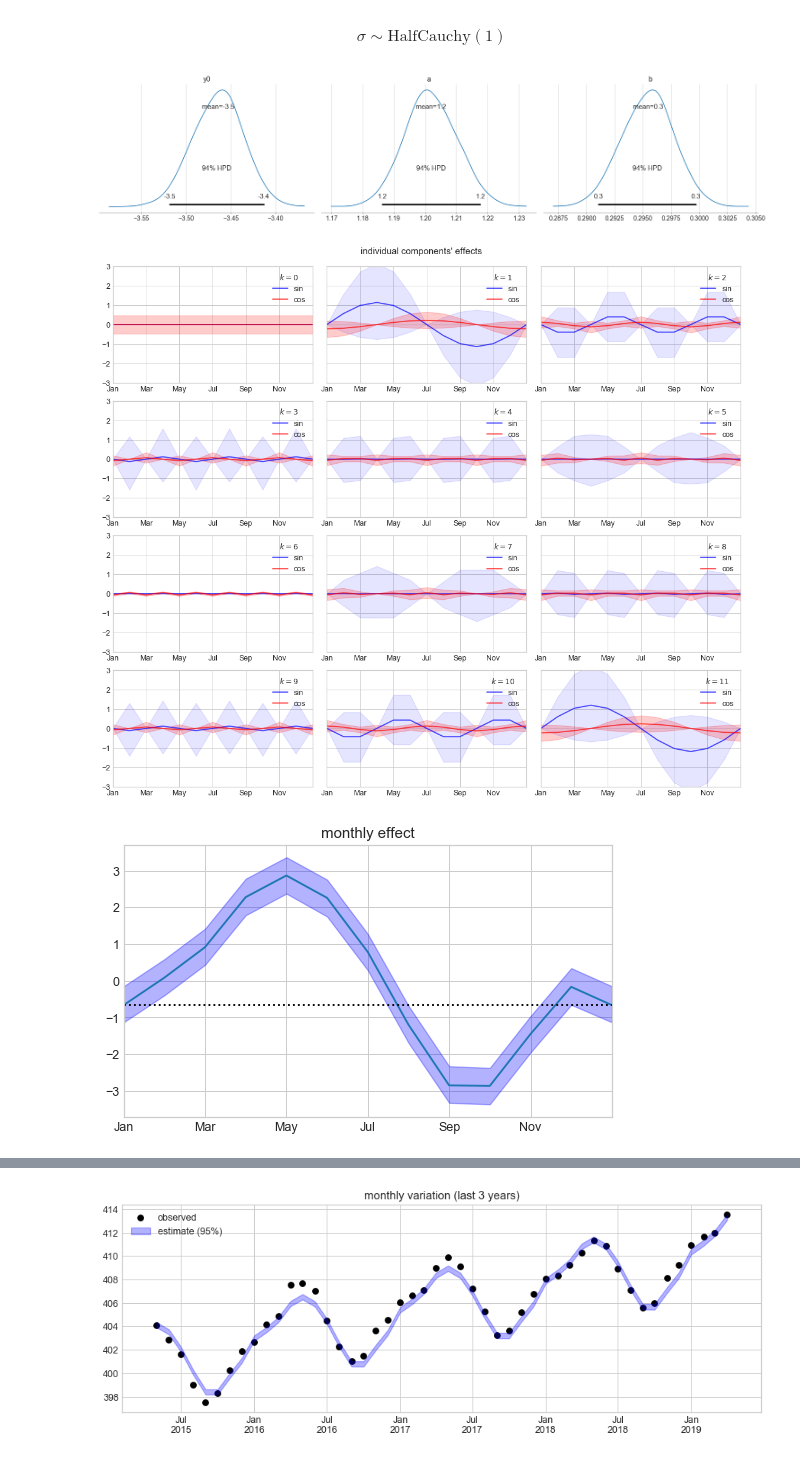
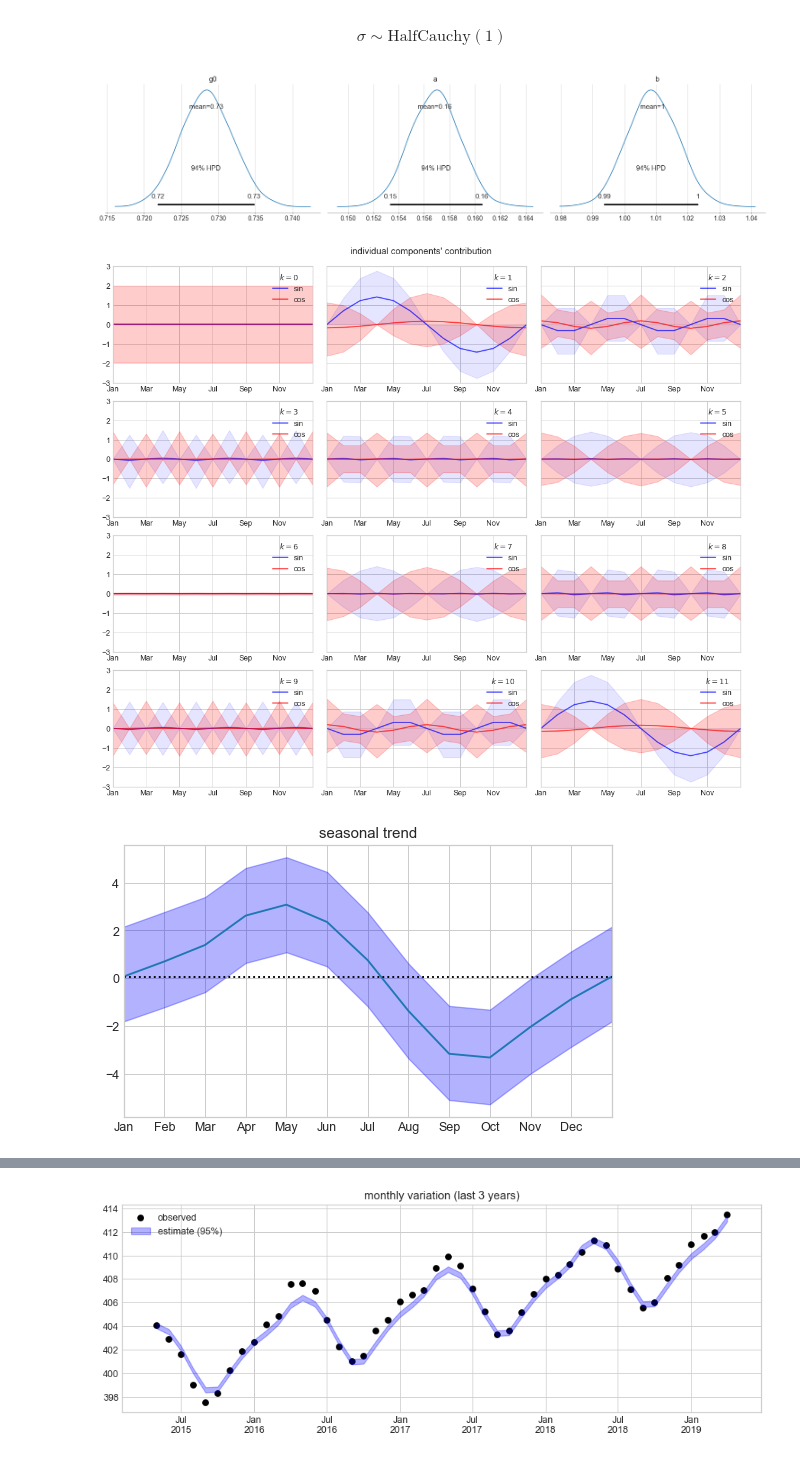
Before and after one commit to petrushev/bayesian-modeling, a Jupyter notebook: 03 keeling/periodic.ipynb, the cells around one changed output, grey strips where cells are left out. Drawn from its saved outputs; the diff is of its cells as text; code cells hidden in the pictures.

Commit message:
Remodel 03: Growth trend on montly level, removes a quirk in the seasonal component

```diff
--- a/03 keeling/periodic.ipynb
+++ b/03 keeling/periodic.ipynb
@@ -46,11 +45,10 @@ data = data[['year', 'month', 'CO2']]
 data = data.assign(date = data.apply(
     lambda row: pd.Timestamp(year=int(row.year), month=int(row.month), day=1),
     axis=1))
+
+data = data.assign(month_i = data.date.dt.year * 12 + data.date.dt.month)
+data = data.assign(month_i = data.month_i - data.month_i.min())
 data = data.sort_values('date').reset_index(drop=True)
 
-# standardized years
-t = np.arange(data.year.min(), data.year.max() + 1)
-t = (t - t.mean()) / t.std()
-
 data.head(5)
 # %% [output]
@@ -165,8 +153,8 @@ with pm.Model() as m1:
 # %%
-pm.plot_posterior(m1.trace, var_names=['y0', 'a', 'b'])
+pm.plot_posterior(m1.trace, var_names=['g0', 'a', 'b'])
 None
 # %% [output]
-[figure, old version]
+[figure, new version]
 # %%
 fig, axes = plt.subplots(4, 3, figsize=(12, 10), dpi=90, sharey=True)
 axes = axes.reshape(-1)
@@ -185,19 +173,20 @@ for i, (k, ax) in enumerate(zip(range(12), axes)):
            xticklabels=[calendar.month_abbr[i] for i in range(1, 13, 2)])
 
 fig.tight_layout()
-fig.suptitle("individual components' effects", y=1.02)
+fig.suptitle("individual components' contribution", y=1.02)
 None
 # %% [output]
-[figure, old version]
+[figure, new version]
 # %%
-tmp = pd.DataFrame(m1.trace['monthly']).apply(summarize()).T
+tmp = pd.DataFrame(m1.trace['p']).apply(summarize()).T
 plt.figure(figsize=(7, 4), dpi=90)
 plt.plot(tmp.mean_)
 plt.fill_between(tmp.index, tmp.lower, tmp.upper, alpha=.3, color='b')
 plt.axhline(tmp.mean_[0], linestyle=':', color='k')
-plt.gca().set(xlim=(0, 12), title='monthly effect',
-              xticklabels=[calendar.month_abbr[i] for i in range(1, 13, 2)])
+plt.gca().set(xlim=(0, 12), title='seasonal trend',
+              xticks=range(0, 13),
+              xticklabels=[calendar.month_abbr[i] for i in range(1, 13)])
 None
 # %% [output]
-[figure, old version]
+[figure, new version]
 # %%
```
Also changed, not shown: parts of 18 cells of this notebook, 1 other file.
